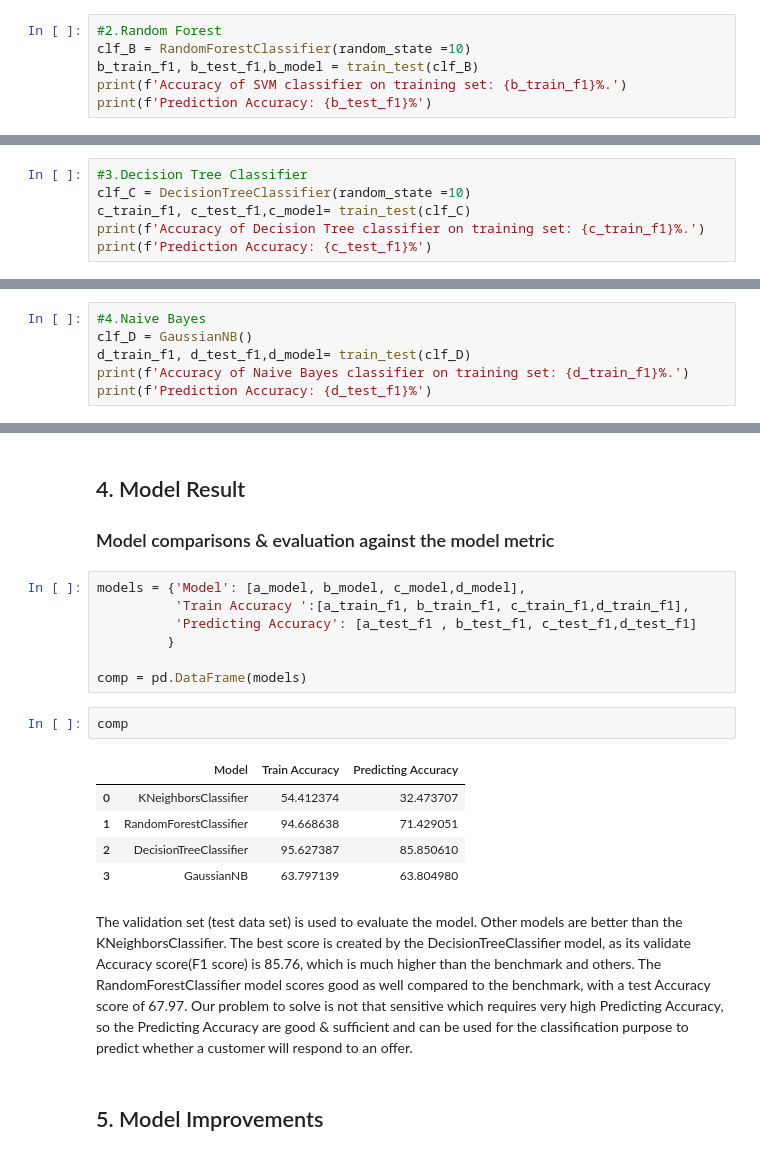
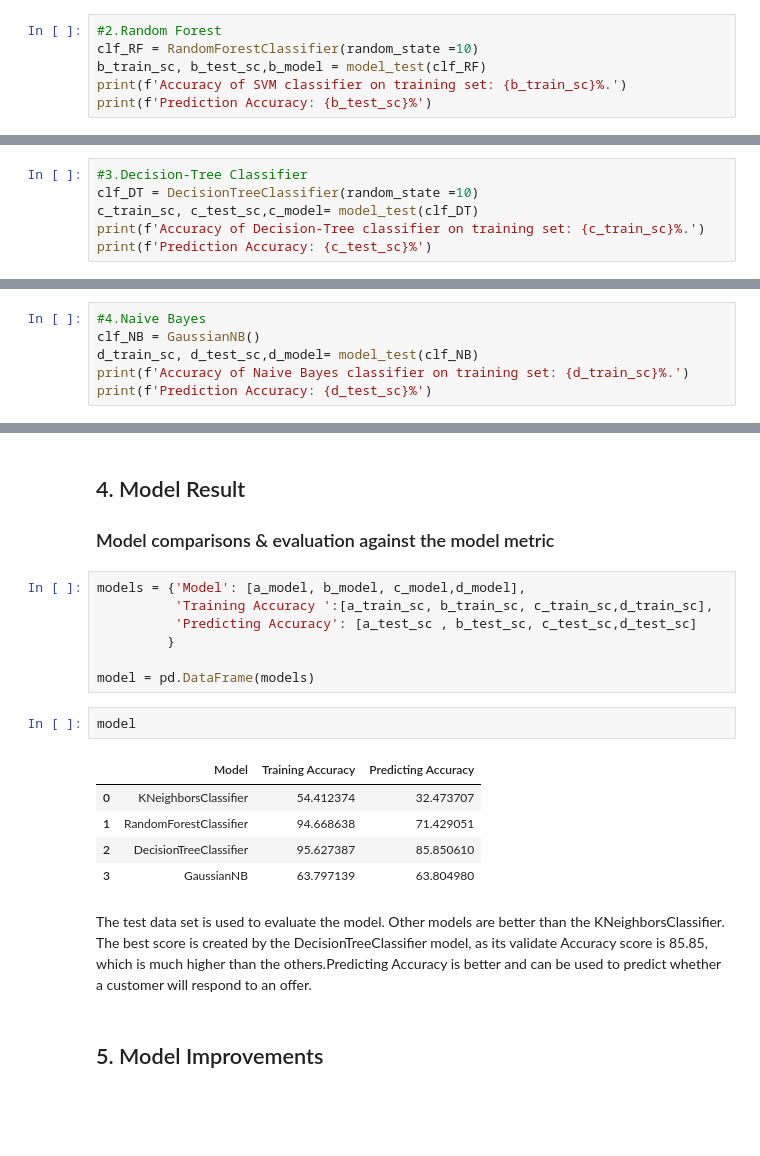
Before and after one commit to AnnieThomas02/Starbucks-Capstone-Project, a Jupyter notebook: Starbucks_Capstone_notebook.ipynb, the cells around one changed output, grey strips where cells are left out. Drawn from its saved outputs; the diff is of its cells as text; blank space fills up the shorter version.

```diff
--- a/Starbucks_Capstone_notebook.ipynb
+++ b/Starbucks_Capstone_notebook.ipynb
@@ -821,19 +825,19 @@ Prediction Accuracy: 32.473707200698904%
 ### ii) RandomForestClassifier
 # %%
 #2.Random Forest
-clf_B = RandomForestClassifier(random_state =10)
-b_train_f1, b_test_f1,b_model = train_test(clf_B)
-print(f'Accuracy of SVM classifier on training set: {b_train_f1}%.')
-print(f'Prediction Accuracy: {b_test_f1}%')
+clf_RF = RandomForestClassifier(random_state =10)
+b_train_sc, b_test_sc,b_model = model_test(clf_RF)
+print(f'Accuracy of SVM classifier on training set: {b_train_sc}%.')
+print(f'Prediction Accuracy: {b_test_sc}%')
 # %% [output]
 Accuracy of SVM classifier on training set: 94.66863792659296%.
 Prediction Accuracy: 71.42905144316387%
 # %% [markdown]
 ### iii) DecisionTreeClassifier
 # %%
-#3.Decision Tree Classifier
-clf_C = DecisionTreeClassifier(random_state =10)
-c_train_f1, c_test_f1,c_model= train_test(clf_C)
-print(f'Accuracy of Decision Tree classifier on training set: {c_train_f1}%.')
-print(f'Prediction Accuracy: {c_test_f1}%')
+#3.Decision-Tree Classifier
+clf_DT = DecisionTreeClassifier(random_state =10)
+c_train_sc, c_test_sc,c_model= model_test(clf_DT)
+print(f'Accuracy of Decision-Tree classifier on training set: {c_train_sc}%.')
+print(f'Prediction Accuracy: {c_test_sc}%')
 # %% [output]
@@ -843,10 +847,10 @@ Prediction Accuracy: 85.8506098585397%
 ### iv) Gaussian Naive Bayes
 # %%
 #4.Naive Bayes
-clf_D = GaussianNB()
-d_train_f1, d_test_f1,d_model= train_test(clf_D)
-print(f'Accuracy of Naive Bayes classifier on training set: {d_train_f1}%.')
-print(f'Prediction Accuracy: {d_test_f1}%')
+clf_NB = GaussianNB()
+d_train_sc, d_test_sc,d_model= model_test(clf_NB)
+print(f'Accuracy of Naive Bayes classifier on training set: {d_train_sc}%.')
+print(f'Prediction Accuracy: {d_test_sc}%')
 # %% [output]
 Accuracy of Naive Bayes classifier on training set: 63.797139433038765%.
 Prediction Accuracy: 63.804979671382014%
@@ -855,21 +859,21 @@ Prediction Accuracy: 63.804979671382014%
 ###         Model comparisons & evaluation against the model metric
 # %%
 models = {'Model': [a_model, b_model, c_model,d_model],
-          'Train Accuracy ':[a_train_f1, b_train_f1, c_train_f1,d_train_f1],
-          'Predicting Accuracy': [a_test_f1 , b_test_f1, c_test_f1,d_test_f1]
+          'Training Accuracy ':[a_train_sc, b_train_sc, c_train_sc,d_train_sc],
+          'Predicting Accuracy': [a_test_sc , b_test_sc, c_test_sc,d_test_sc]
          }
 
-comp = pd.DataFrame(models)
+model = pd.DataFrame(models)
-# %%
-comp
-# %% [output]
-|  | Model | Train Accuracy | Predicting Accuracy |
-| 0 | KNeighborsClassifier | 54.412374 | 32.473707 |
-| 1 | RandomForestClassifier | 94.668638 | 71.429051 |
-| 2 | DecisionTreeClassifier | 95.627387 | 85.850610 |
-| 3 | GaussianNB | 63.797139 | 63.804980 |
+# %%
+model
+# %% [output]
+|  | Model | Training Accuracy | Predicting Accuracy |
+| 0 | KNeighborsClassifier | 54.412374 | 32.473707 |
+| 1 | RandomForestClassifier | 94.668638 | 71.429051 |
+| 2 | DecisionTreeClassifier | 95.627387 | 85.850610 |
+| 3 | GaussianNB | 63.797139 | 63.804980 |
 # %% [markdown]
-The validation set (test data set) is used to evaluate the model. Other models are better than the KNeighborsClassifier. The best score is created by the DecisionTreeClassifier model, as its validate Accuracy score(F1 score) is 85.76, which is much higher than the benchmark and others. The RandomForestClassifier model scores good as well compared to the benchmark, with a test Accuracy score of 67.97. Our problem to solve is not that sensitive which requires very high Predicting Accuracy, so the Predicting Accuracy are good & sufficient and can be used for the classification purpose to predict whether a customer will respond to an offer.
+The test data set is used to evaluate the model. Other models are better than the KNeighborsClassifier. The best score is created by the DecisionTreeClassifier model, as its validate Accuracy score is 85.85, which is much higher than the others.Predicting Accuracy is better and can be used to predict whether a customer will respond to an offer.
 # %% [markdown]
 ## 5. Model Improvements
 # %%
```
Also changed, not shown: parts of 37 cells of this notebook.
